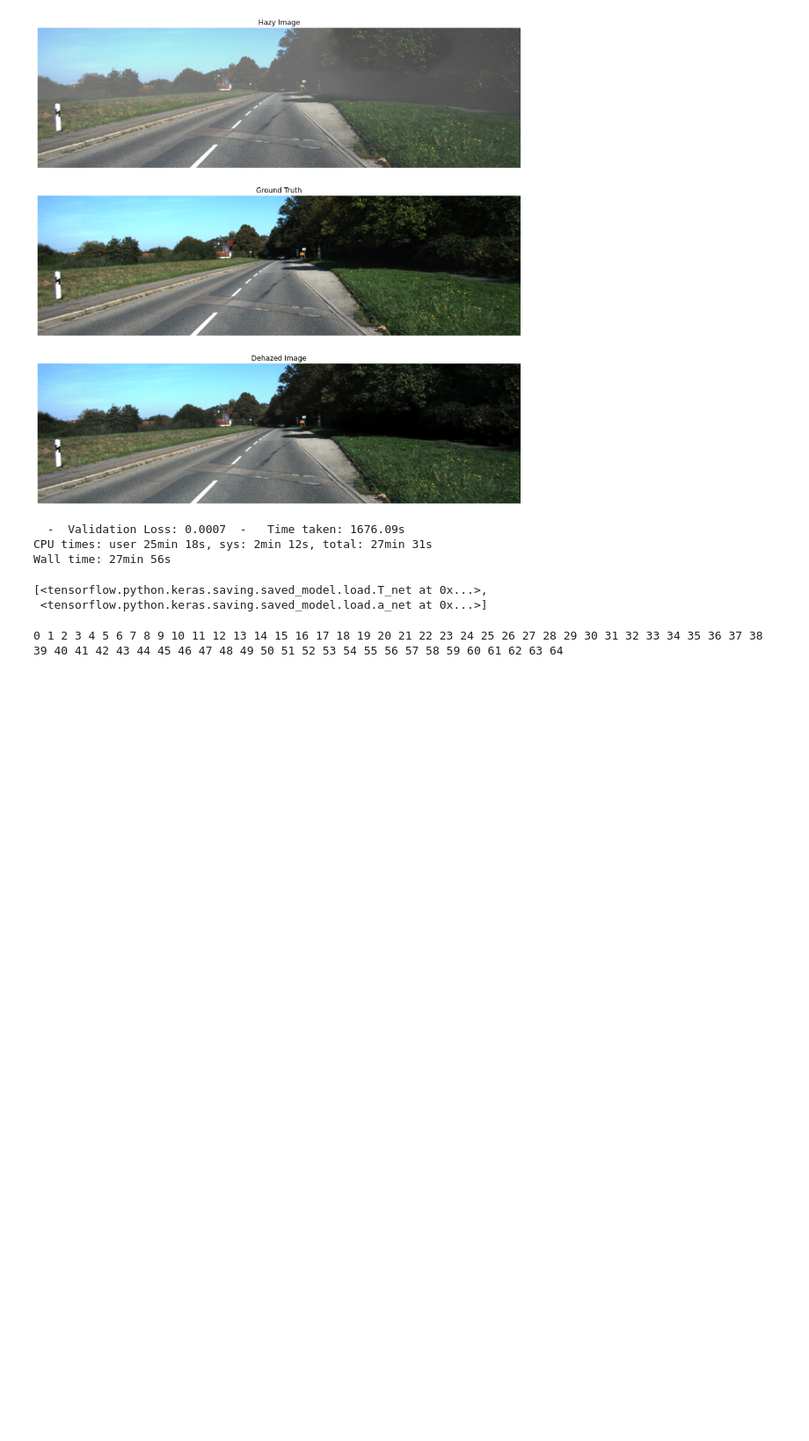
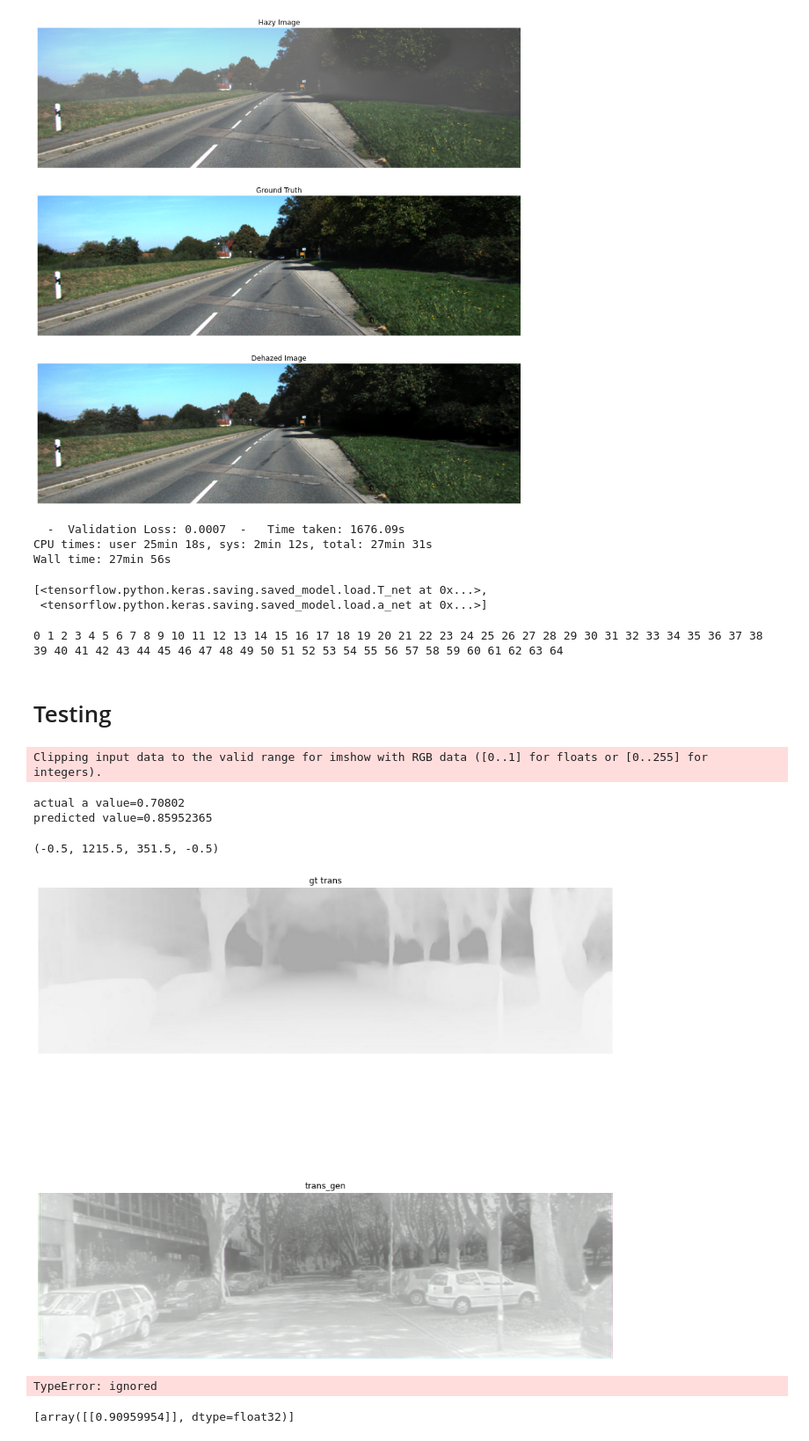
Before and after one commit to abubakrsiddq/ImageDehazing, a Jupyter notebook: models/novel/combine_AandTnet.ipynb, the cells around one changed output. Shown at 88% size. Cells and saved outputs as stored; diff of their text form; code cells hidden in the pictures; blank space fills up the shorter version.

```diff
--- a/models/novel/combine_AandTnet.ipynb
+++ b/models/novel/combine_AandTnet.ipynb
@@ -375,3 +376,42 @@ def evaluate_gen(net):
 evaluate_gen(model)
 # %% [output]
 0 1 2 3 4 5 6 7 8 9 10 11 12 13 14 15 16 17 18 19 20 21 22 23 24 25 26 27 28 29 30 31 32 33 34 35 36 37 38 39 40 41 42 43 44 45 46 47 48 49 50 51 52 53 54 55 56 57 58 59 60 61 62 63 64
+# %% [markdown]
+# Testing
+# %%
+path='/content/drive/MyDrive/kitti/hazy/0000000000_12_0.70802.png'
+path_trans='/content/drive/MyDrive/kitti/trans/0000000000_12_0.70802.jpg'
+i=load_image(path)
+o={}
+o['Tran']=model.layers[0](tf.expand_dims(i,axis=0))
+o['a']=model.layers[1](tf.expand_dims(i,axis=0))
+# %%
+tmap= tf.io.read_file(path_trans)
+tmap = tf.io.decode_jpeg(tmap, channels = 3)
+# %%
+print("actual a value="+path.split('_')[-1][:-4])
+print("predicted value="+str(o['a'].numpy()[0][0]))
+plt.figure(figsize=(15,15))
+plt.subplot(2,1,1)
+plt.imshow(tmap)
+plt.title("gt trans")
+plt.axis('off')
+plt.subplot(2,1,2)
+plt.imshow(o['Tran'][0])
+plt.title("trans_gen")
+plt.axis('off')
+# %% [output]
+Clipping input data to the valid range for imshow with RGB data ([0..1] for floats or [0..255] for integers).
+actual a value=0.70802
+predicted value=0.85952365
+(-0.5, 1215.5, 351.5, -0.5)
+[figure, added]
+# %%
+get_1st_layer_output = K.function([model.layers[0].input],
+                                  [model.layers[1].output])
+# %% [output]
+TypeError: ignored
+# %%
+get_1st_layer_output(tf.expand_dims(a,axis=0))
+# %% [output]
+[array([[0.90959954]], dtype=float32)]
```
Also changed, not shown: parts of 2 cells of this notebook.
